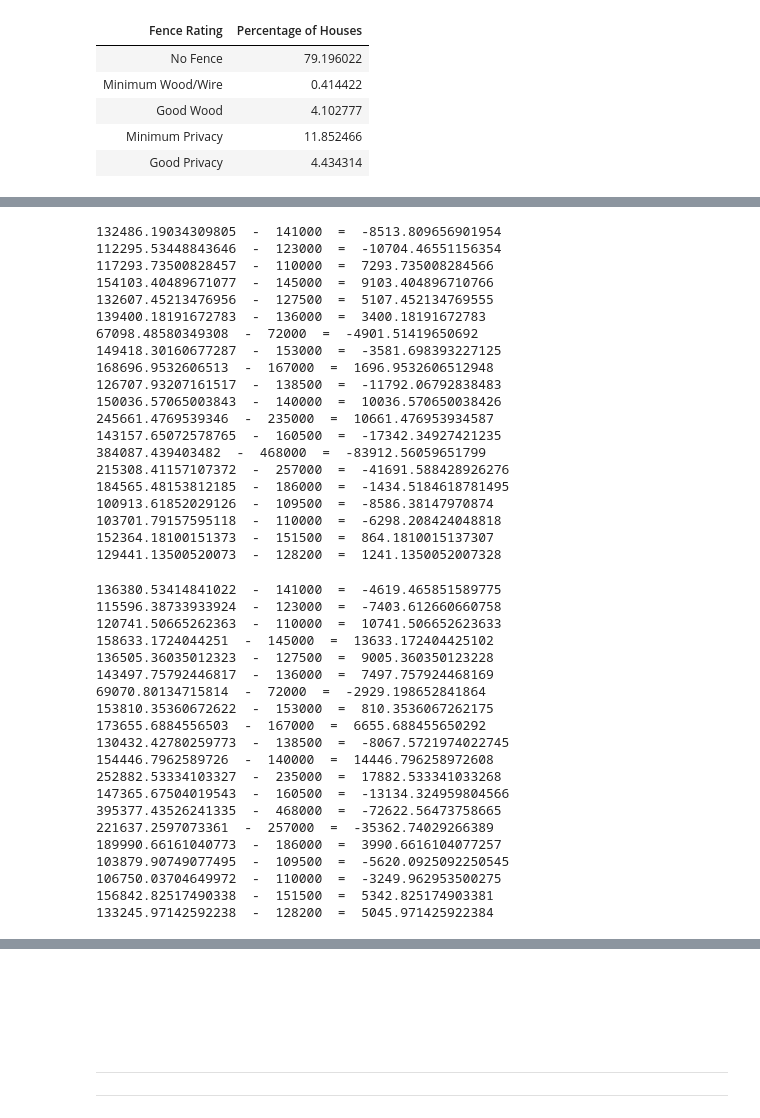
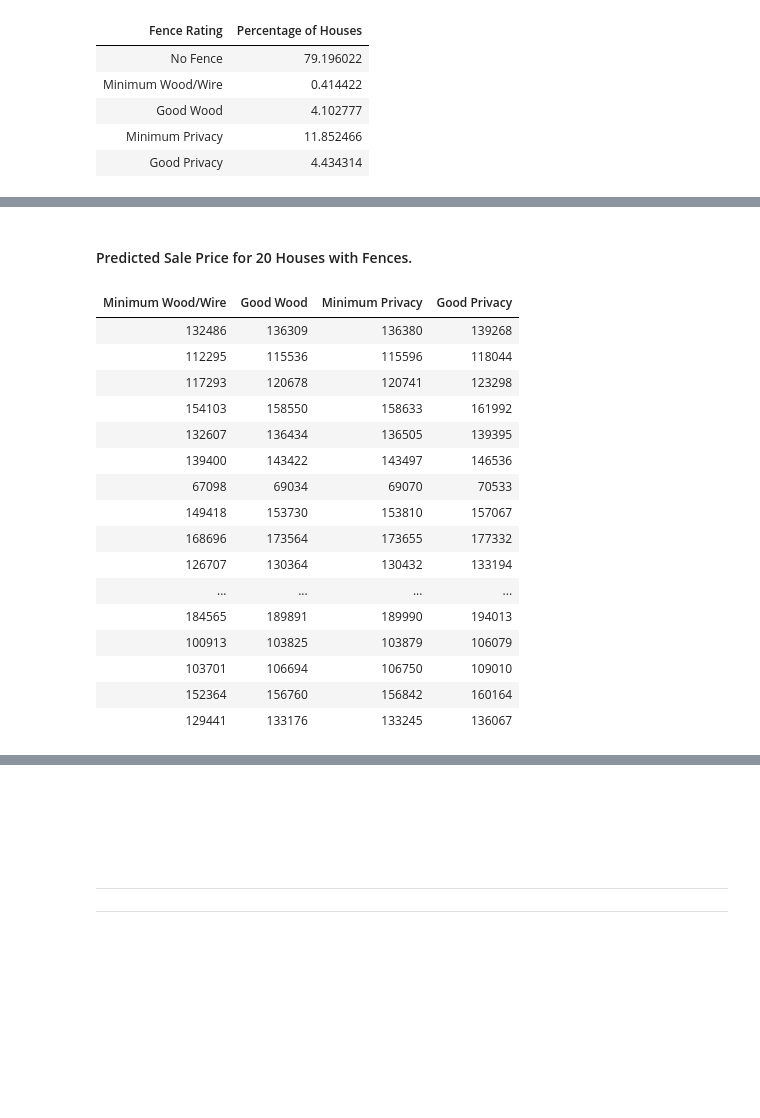
Before and after one commit to hikarinosenshi/ml_project, a Jupyter notebook: ariel/Feature Evaluation.ipynb, the cells around one changed output, grey strips where cells are left out. Drawn from its saved outputs; the diff is of its cells as text; code cells hidden in the pictures; blank space fills up the shorter version.

```diff
--- a/ariel/Feature Evaluation.ipynb
+++ b/ariel/Feature Evaluation.ipynb
@@ -304,28 +373,9 @@ df_fence_temp_test
 # %%
 df_fence_temp_test['Minimum Wood/Wire']=1
+df_fence_temp_test['Good Wood']=0
 df_fence_temp_test['Minimum Privacy']=0
-df_fence_temp_test['Good Wood']=0
 df_fence_temp_test['Good Privacy']=0
+temp_list = []
 for i, coef_ in enumerate(mlr_model_fence.predict(df_fence_temp_test.drop(columns=['SalePrice']))):
-    print(10**coef_," - ",df_fence_temp_test.loc[i,'SalePrice']," = ", 10**coef_ - df_fence_temp_test.loc[i,'SalePrice'])
+    temp_list.append(int(10**coef_))
+fence_values['Minimum Wood/Wire']=temp_list
-# %% [output]
-132486.19034309805  -  141000  =  -8513.809656901954
-112295.53448843646  -  123000  =  -10704.46551156354
-117293.73500828457  -  110000  =  7293.735008284566
-154103.40489671077  -  145000  =  9103.404896710766
-132607.45213476956  -  127500  =  5107.452134769555
-139400.18191672783  -  136000  =  3400.18191672783
-67098.48580349308  -  72000  =  -4901.51419650692
-149418.30160677287  -  153000  =  -3581.698393227125
-168696.9532606513  -  167000  =  1696.9532606512948
-126707.93207161517  -  138500  =  -11792.06792838483
-150036.57065003843  -  140000  =  10036.570650038426
-245661.4769539346  -  235000  =  10661.476953934587
-143157.65072578765  -  160500  =  -17342.34927421235
-384087.439403482  -  468000  =  -83912.56059651799
-215308.41157107372  -  257000  =  -41691.588428926276
-184565.48153812185  -  186000  =  -1434.5184618781495
-100913.61852029126  -  109500  =  -8586.38147970874
-103701.79157595118  -  110000  =  -6298.208424048818
-152364.18100151373  -  151500  =  864.1810015137307
-129441.13500520073  -  128200  =  1241.1350052007328
@@ -332,28 +389,7 @@ for i, coef_ in enumerate(mlr_model_fence.predict(df_fence_temp_test.drop(column
 # %%
-df_fence_temp_test['Minimum Wood/Wire']=0
+df_fence_temp_test['Good Wood']=0
 df_fence_temp_test['Minimum Privacy']=1
-df_fence_temp_test['Good Wood']=0
-df_fence_temp_test['Good Privacy']=0
+temp_list = []
 for i, coef_ in enumerate(mlr_model_fence.predict(df_fence_temp_test.drop(columns=['SalePrice']))):
-    print(10**coef_," - ",df_fence_temp_test.loc[i,'SalePrice']," = ", 10**coef_ - df_fence_temp_test.loc[i,'SalePrice'])
+    temp_list.append(int(10**coef_))
+fence_values['Minimum Privacy']=temp_list
-# %% [output]
-136380.53414841022  -  141000  =  -4619.465851589775
-115596.38733933924  -  123000  =  -7403.612660660758
-120741.50665262363  -  110000  =  10741.506652623633
-158633.1724044251  -  145000  =  13633.172404425102
-136505.36035012323  -  127500  =  9005.360350123228
-143497.75792446817  -  136000  =  7497.757924468169
-69070.80134715814  -  72000  =  -2929.198652841864
-153810.35360672622  -  153000  =  810.3536067262175
-173655.6884556503  -  167000  =  6655.688455650292
-130432.42780259773  -  138500  =  -8067.5721974022745
-154446.7962589726  -  140000  =  14446.796258972608
-252882.53334103327  -  235000  =  17882.533341033268
-147365.67504019543  -  160500  =  -13134.324959804566
-395377.43526241335  -  468000  =  -72622.56473758665
-221637.2597073361  -  257000  =  -35362.74029266389
-189990.66161040773  -  186000  =  3990.6616104077257
-103879.90749077495  -  109500  =  -5620.0925092250545
-106750.03704649972  -  110000  =  -3249.962953500275
-156842.82517490338  -  151500  =  5342.825174903381
-133245.97142592238  -  128200  =  5045.971425922384
@@ -359,0 +403,23 @@ for i, coef_ in enumerate(mlr_model_fence.predict(df_fence_temp_test.drop(column
+# %% [markdown]
+#### Predicted Sale Price for 20 Houses with Fences.
+# %%
+results = pd.DataFrame(fence_values)
+results.style.hide_index()
+# %% [output]
+| Minimum Wood/Wire | Good Wood | Minimum Privacy | Good Privacy |
+| 132486 | 136309 | 136380 | 139268 |
+| 112295 | 115536 | 115596 | 118044 |
+| 117293 | 120678 | 120741 | 123298 |
+| 154103 | 158550 | 158633 | 161992 |
+| 132607 | 136434 | 136505 | 139395 |
+| 139400 | 143422 | 143497 | 146536 |
+| 67098 | 69034 | 69070 | 70533 |
+| 149418 | 153730 | 153810 | 157067 |
+| 168696 | 173564 | 173655 | 177332 |
+| 126707 | 130364 | 130432 | 133194 |
+| ... | ... | ... | ... |
+| 184565 | 189891 | 189990 | 194013 |
+| 100913 | 103825 | 103879 | 106079 |
+| 103701 | 106694 | 106750 | 109010 |
+| 152364 | 156760 | 156842 | 160164 |
+| 129441 | 133176 | 133245 | 136067 |
```
Also changed, not shown: parts of 48 cells of this notebook.
